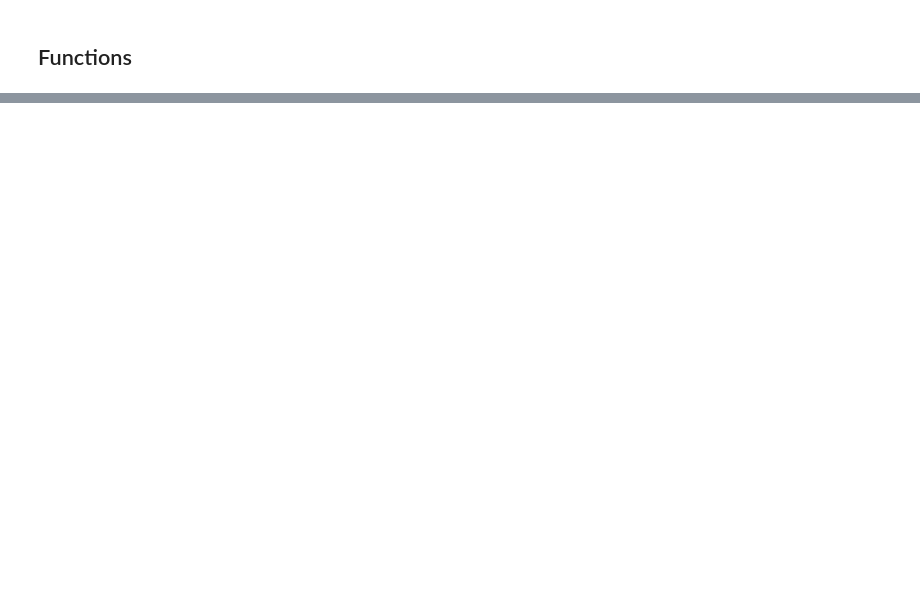
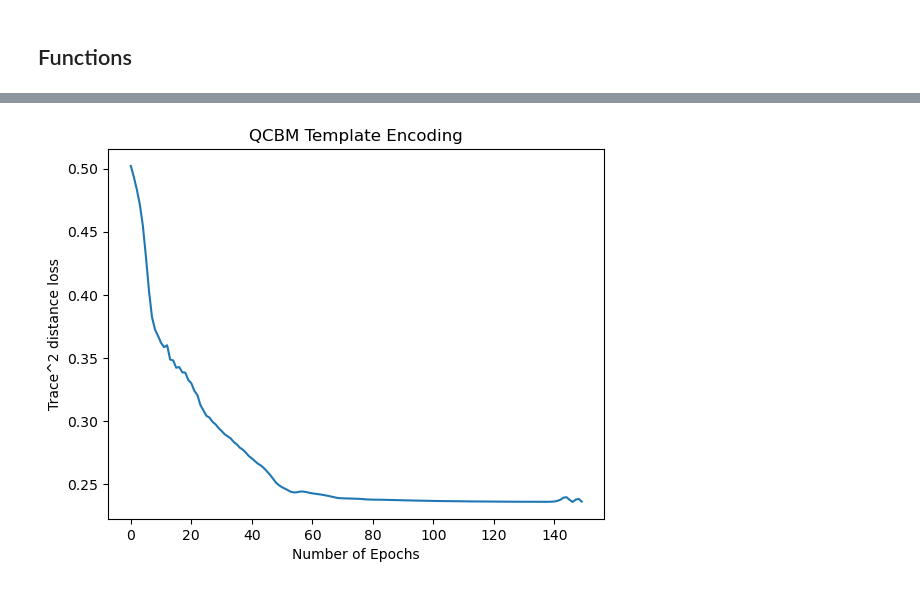
Before and after one commit to Ak-ash22/qcbm_hiwi, a Jupyter notebook: qcbm_project/hearts_work/custom_sim_work.ipynb, the cells around one changed output, grey strips where cells are left out. Cells and saved outputs as stored; diff of their text form; code cells hidden in the pictures; blank space fills up the shorter version.

```diff
--- a/qcbm_project/hearts_work/custom_sim_work.ipynb
+++ b/qcbm_project/hearts_work/custom_sim_work.ipynb
@@ -113,7 +124,7 @@ def prepare_padded_data(dataset):
 # %%
 psi_template_img = prepare_padded_data(template_img.unsqueeze(0)).squeeze(0)
 
-dm_template_img = torch.einsum("i,j -> ij", psi_template_img, psi_template_img)
+dm_template_img = torch.einsum("i,j -> ij", psi_template_img, psi_template_img).to(device)
 print(f"Density Matrix Template Image Shape: {dm_template_img.shape}")
 # %% [output]
 Density Matrix Template Image Shape: torch.Size([128, 128])
@@ -152,6 +161,8 @@ def sqrtm_torch(matrix:torch.Tensor) -> torch.Tensor:
 
 def trdistance_loss(px:torch.Tensor, py:torch.Tensor) -> torch.Tensor:
 
+    px = px.cpu()
+    py = py.cpu()
     pxy = px - py
     pxy_2 = pxy @ pxy
     dagger_pxy2 = pxy_2.conj().T
@@ -161,7 +172,9 @@ def trdistance_loss(px:torch.Tensor, py:torch.Tensor) -> torch.Tensor:
 
 def qcbm_loss_fn(state:torch.Tensor, py:torch.Tensor, num_qubits=n_qubits):
 
+    state = state.cpu()
     px = reduce_statevector(state, indices=range(num_qubits))
+    px = px.to(device, dtype=torch.complex64)
     loss = trdistance_loss(px, py)
     return loss
 # %%
@@ -238,3 +245,11 @@ Step: 100 Loss: 0.17588908544422743 Time per step: 10.8715 seconds
+# %%
+plt.plot(loss_history)
+plt.xlabel("Number of Epochs")
+plt.ylabel("Trace^2 distance loss")
+plt.title("QCBM Template Encoding")
+plt.show()
+# %% [output]
+[figure, added]
 # %%
 model.eval()
 with torch.no_grad():
```
Also changed, not shown: parts of 26 cells of this notebook, 1 other file.
